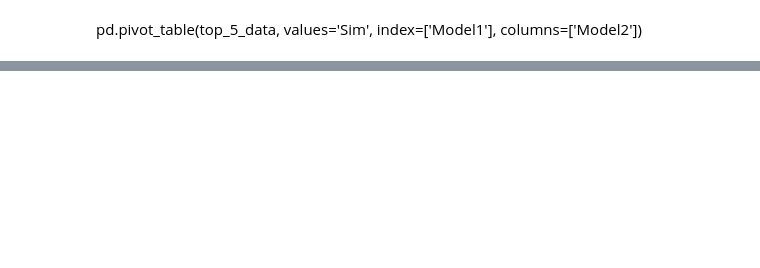
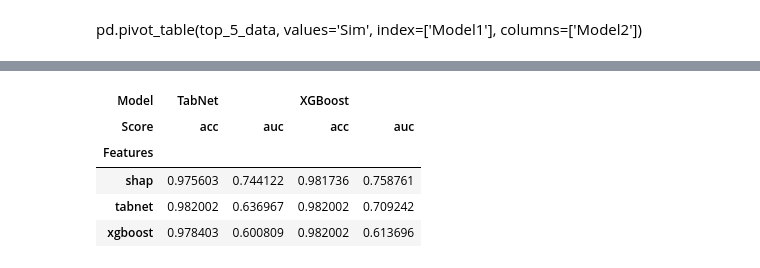
Before and after one commit to Sanchozz/coursework, a Jupyter notebook: experiments/tabnet/boosting_tabnet_compare_kdd_appetency.ipynb, the cells around one changed output, grey strips where cells are left out. Cells and saved outputs as stored; diff of their text form; code cells hidden in the pictures; blank space fills up the shorter version.

```diff
--- a/experiments/tabnet/boosting_tabnet_compare_kdd_appetency.ipynb
+++ b/experiments/tabnet/boosting_tabnet_compare_kdd_appetency.ipynb
@@ -287,3 +303,8 @@ df_compare.head()
+# %%
+top10_feats = {}
+top10_feats["xgboost"] = ["Var113", "Var199", "Var202", "Var222", "Var217", "Var192", "Var220", "Var198", "Var204", "Var216"]
+top10_feats["shap"] = ["Var126", "Var218", "Var216", "Var189", "Var13", "Var153", "Var28", "Var199", "Var81", "Var217"]
+top10_feats["tabnet"] = ["Var218", "Var21_imputed", "Var190", "Var126_imputed", "Var187_imputed", "Var216", "Var34", "Var178_imputed", "Var112", "Var111"]
 # %%
 top_3 = []
 
@@ -353,0 +459,18 @@ pd.pivot_table(top_10_data, values='Sim', index=['Model1'], columns=['Model2'])
+# %%
+top10_results = []
+for model, feats in top10_feats.items():
+    train_X_slice = train_X[feats]
+    test_X_slice = test_X[feats]
+    cat_feats = set(train_X_slice.columns) & set([train_X.columns[x] for x in categorical_idx])
+    cat_idx = sorted([list(train_X_slice.columns).index(x) for x in cat_feats])
+    cat_dims = [len(set(list(train_X_slice.iloc[:, x].unique()) + list(test_X_slice.iloc[:, x].unique()))) for x in cat_idx]
+
+    model_xgb = XGBClassifier(**{**xgb_tuned, **XGBOOST_PARAMS})
+    model_xgb.fit(train_X_slice, train_y, verbose=1)
+    top10_results.append([model, "XGBoost", "acc", round(accuracy_score(test_y, model_xgb.predict(test_X_slice)), 6)])
+    top10_results.append([model, "XGBoost", "auc", round(roc_auc_score(test_y, model_xgb.predict_proba(test_X_slice)[:, 1]), 6)])
+    result = []
+    model_tabnet = TabNetClassifier(**{**tabnet_tuned, **TABNET_PARAMS}, cat_idxs=cat_idx, cat_dims=cat_dims)
+    model_tabnet.fit(train_X_slice.values, train_y.values, max_epochs=30)
+    top10_results.append([model, "TabNet", "acc", round(accuracy_score(test_y, model_tabnet.predict(test_X_slice.values)), 6)])
+    top10_results.append([model, "TabNet", "auc", round(roc_auc_score(test_y, model_tabnet.predict_proba(test_X_slice.values)[:, 1]), 6)])
@@ -353,0 +532,11 @@ pd.pivot_table(top_10_data, values='Sim', index=['Model1'], columns=['Model2'])
+# %%
+top_10_scores = pd.DataFrame(top10_results, columns=["Features", "Model", "Score", "Value"])
+# %%
+pd.pivot_table(top_10_scores, values='Value', index=['Features'], columns=['Model', "Score"])
+# %% [output]
+| Model | TabNet |  | XGBoost |  |
+| Score | acc | auc | acc | auc |
+| Features |  |  |  |  |
+| shap | 0.975603 | 0.744122 | 0.981736 | 0.758761 |
+| tabnet | 0.982002 | 0.636967 | 0.982002 | 0.709242 |
+| xgboost | 0.978403 | 0.600809 | 0.982002 | 0.613696 |
```
Also changed, not shown: parts of 13 cells of this notebook, 2 other files.
